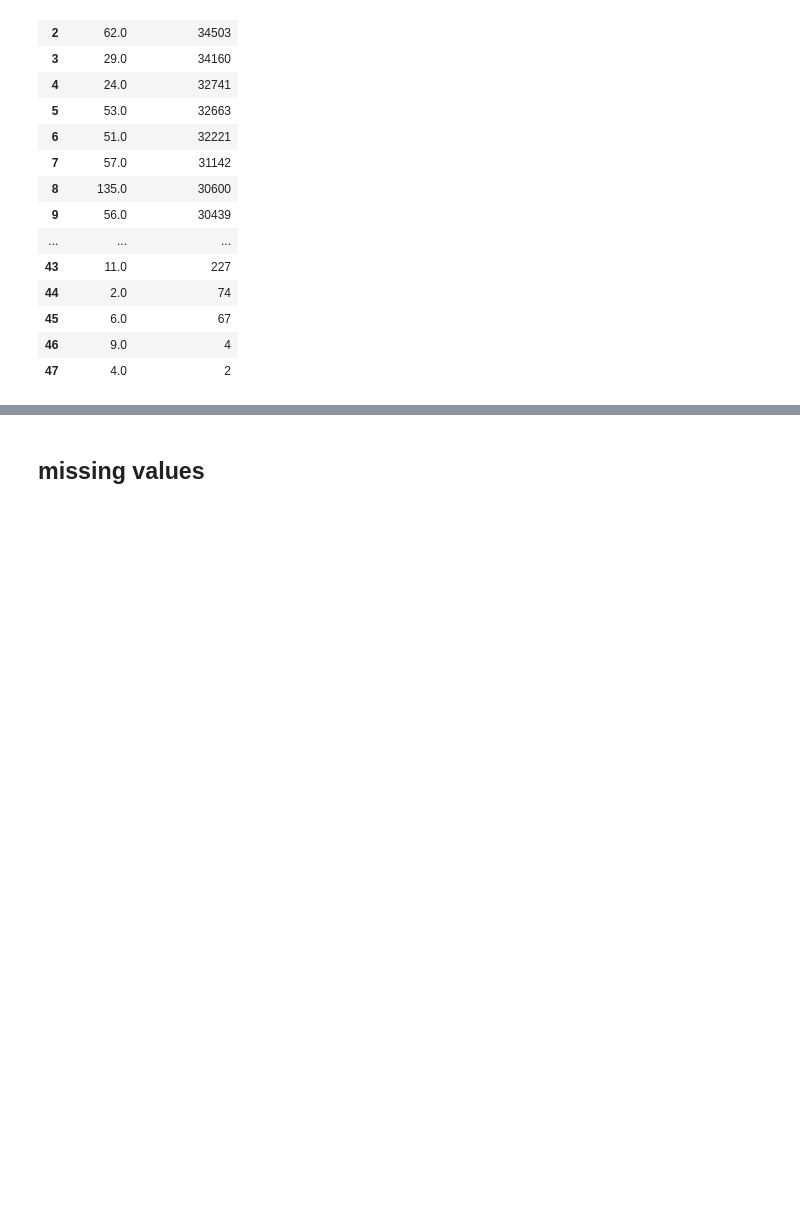
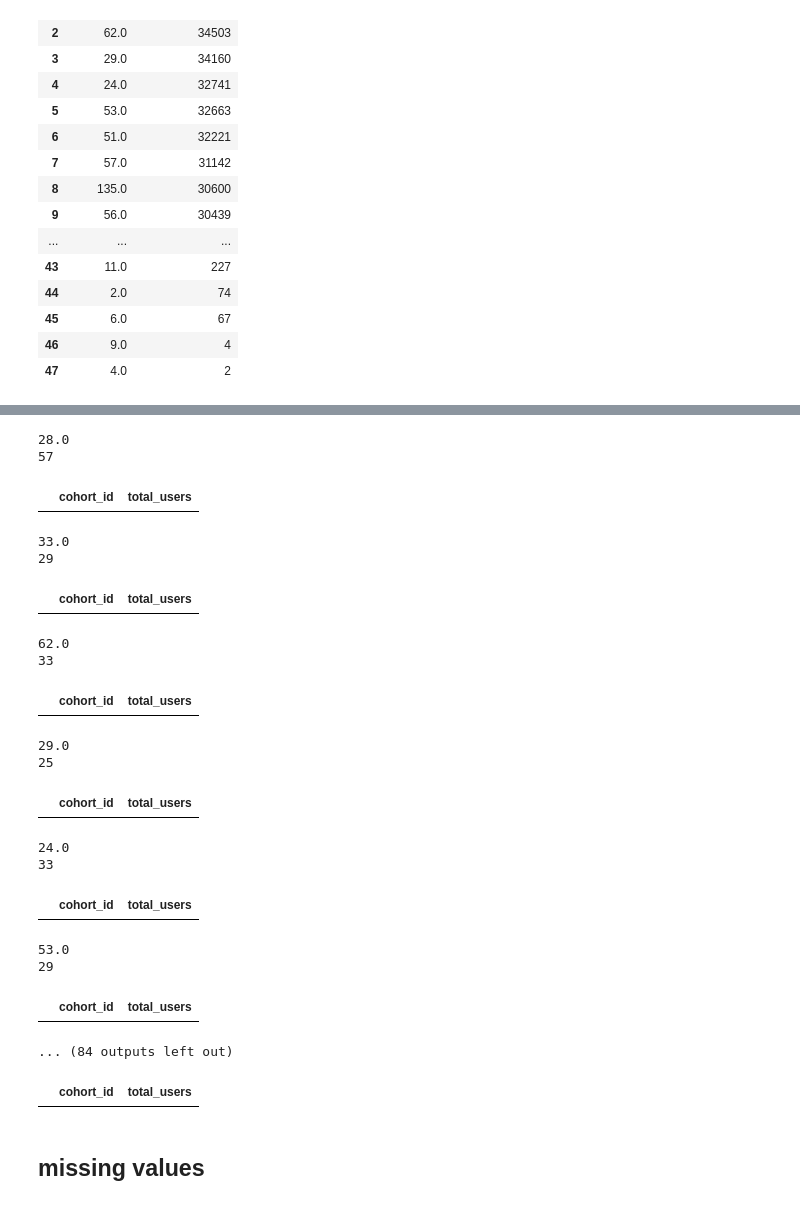
Before and after one commit to villanueva-and-quach/anomaly_detection_project, a Jupyter notebook: final_notebook.ipynb, the cells around one changed output, grey strips where cells are left out. Cells and saved outputs as stored; diff of their text form; code cells hidden in the pictures; blank space fills up the shorter version.

```diff
--- a/final_notebook.ipynb
+++ b/final_notebook.ipynb
@@ -676,0 +710,2 @@ ValueError: Could not interpret input 'endpoint_count'
+# %%
+df_cu = pd.DataFrame(columns= {'cohort_id', 'total_users'})
@@ -676,0 +716,4 @@ ValueError: Could not interpret input 'endpoint_count'
+# %%
+co=8
+# %%
+df_cu['cohort_id'] = co
@@ -676,0 +724,2 @@ ValueError: Could not interpret input 'endpoint_count'
+# %%
+df_cu['total_users'] = len(u_df.loc[co])
@@ -677,3 +735,37 @@ ValueError: Could not interpret input 'endpoint_count'
+# %%
+cohort_user = pd.DataFrame()
+for co in cid:
+    print(co)
+    print(len(u_df.loc[co]))
+    df_cu = pd.DataFrame()
+    df_cu['cohort_id'] = co
+    df_cu['total_users'] = len(u_df.loc[co])
+    display(df_cu)
+    cohort_user= pd.concat([cohort_user, df_cu], ignore_index = False)
+# %% [output]
+28.0
+57
+|  | cohort_id | total_users |
+33.0
+29
+|  | cohort_id | total_users |
+62.0
+33
+|  | cohort_id | total_users |
+29.0
+25
+|  | cohort_id | total_users |
+24.0
+33
+|  | cohort_id | total_users |
+53.0
+29
+|  | cohort_id | total_users |
+... (84 outputs left out)
+# %%
+cohort_user
+# %% [output]
+|  | cohort_id | total_users |
 # %% [markdown]
 ## missing values
 # %%
```
Also changed, not shown: parts of 33 cells of this notebook.
